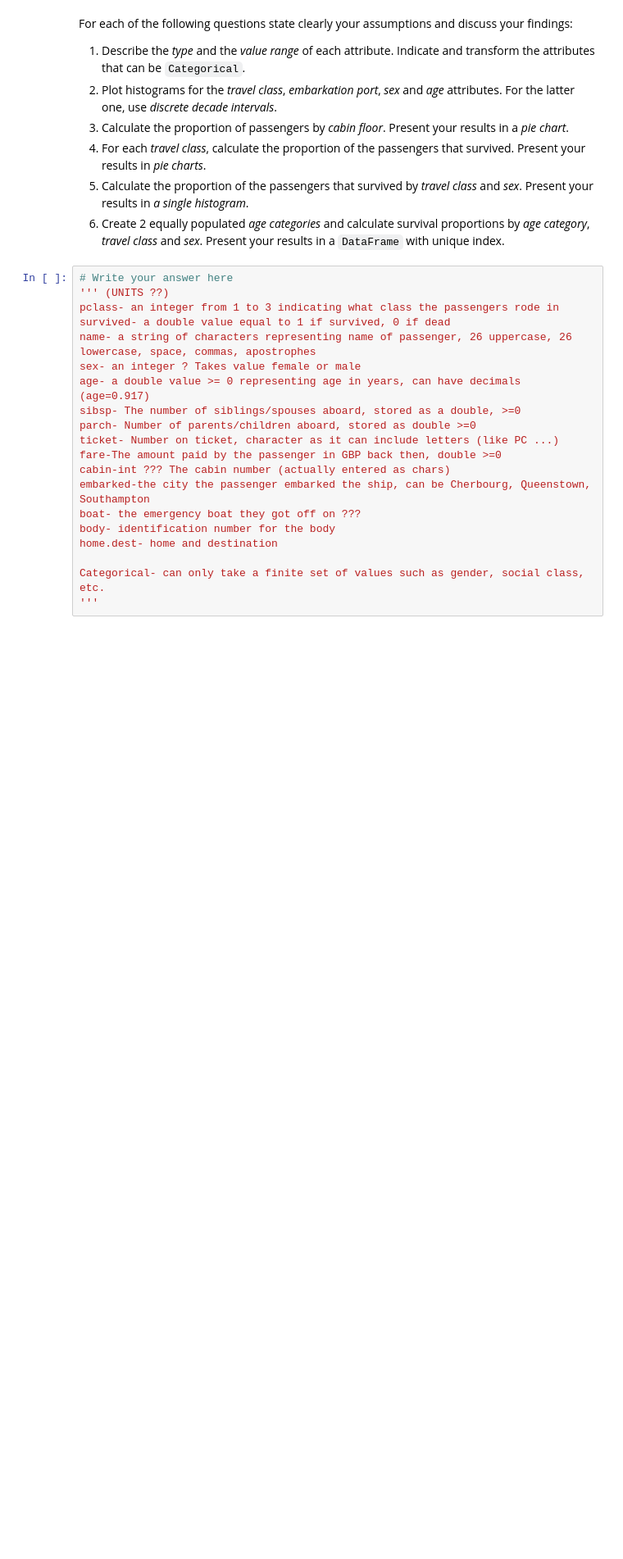
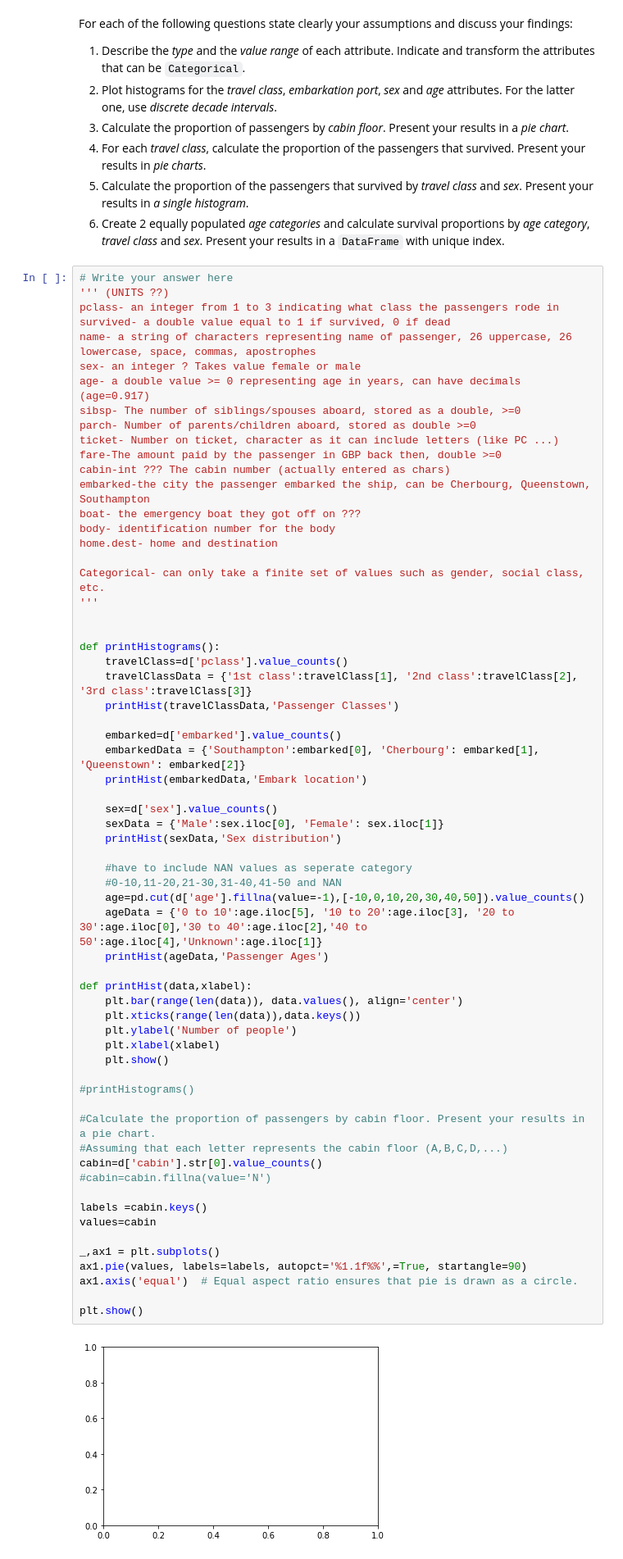
Before and after one commit to pmichele/ADA-Group, a Jupyter notebook: Arsalan/Homework 1/Homework 1.ipynb, the cells around one changed output. Shown at 82% size. Cells and saved outputs as stored; diff of their text form; blank space fills up the shorter version.

Commit message:
pie chart in progress

```diff
--- a/Arsalan/Homework 1/Homework 1.ipynb
+++ b/Arsalan/Homework 1/Homework 1.ipynb
@@ -220,20 +185,65 @@ For each of the following questions state clearly your assumptions and discuss y
 # %%
 # Write your answer here
 ''' (UNITS ??)
 pclass- an integer from 1 to 3 indicating what class the passengers rode in
 survived- a double value equal to 1 if survived, 0 if dead
 name- a string of characters representing name of passenger, 26 uppercase, 26 lowercase, space, commas, apostrophes
 sex- an integer ? Takes value female or male
 age- a double value >= 0 representing age in years, can have decimals (age=0.917)
 sibsp- The number of siblings/spouses aboard, stored as a double, >=0
 parch- Number of parents/children aboard, stored as double >=0
 ticket- Number on ticket, character as it can include letters (like PC ...)
 fare-The amount paid by the passenger in GBP back then, double >=0
 cabin-int ??? The cabin number (actually entered as chars)
 embarked-the city the passenger embarked the ship, can be Cherbourg, Queenstown, Southampton
 boat- the emergency boat they got off on ???
 body- identification number for the body
 home.dest- home and destination
 
 Categorical- can only take a finite set of values such as gender, social class, etc.
 '''
+
+
+def printHistograms():
+    travelClass=d['pclass'].value_counts()
+    travelClassData = {'1st class':travelClass[1], '2nd class':travelClass[2], '3rd class':travelClass[3]}
+    printHist(travelClassData,'Passenger Classes')
+
+    embarked=d['embarked'].value_counts()
+    embarkedData = {'Southampton':embarked[0], 'Cherbourg': embarked[1], 'Queenstown': embarked[2]}
+    printHist(embarkedData,'Embark location')
+
+    sex=d['sex'].value_counts()
+    sexData = {'Male':sex.iloc[0], 'Female': sex.iloc[1]}
+    printHist(sexData,'Sex distribution')
+
+    #have to include NAN values as seperate category
+    #0-10,11-20,21-30,31-40,41-50 and NAN
+    age=pd.cut(d['age'].fillna(value=-1),[-10,0,10,20,30,40,50]).value_counts()
+    ageData = {'0 to 10':age.iloc[5], '10 to 20':age.iloc[3], '20 to 30':age.iloc[0],'30 to 40':age.iloc[2],'40 to 50':age.iloc[4],'Unknown':age.iloc[1]}
+    printHist(ageData,'Passenger Ages')
+
+def printHist(data,xlabel):
+    plt.bar(range(len(data)), data.values(), align='center')
+    plt.xticks(range(len(data)),data.keys())
+    plt.ylabel('Number of people')
+    plt.xlabel(xlabel)
+    plt.show()
+
+#printHistograms()
+
+#Calculate the proportion of passengers by cabin floor. Present your results in a pie chart.
+#Assuming that each letter represents the cabin floor (A,B,C,D,...)
+cabin=d['cabin'].str[0].value_counts()
+#cabin=cabin.fillna(value='N')
+
+labels =cabin.keys()
+values=cabin
+
+_,ax1 = plt.subplots()
+ax1.pie(values, labels=labels, autopct='%1.1f%%',=True, startangle=90)
+ax1.axis('equal')  # Equal aspect ratio ensures that pie is drawn as a circle.
+
+plt.show()
+# %% [output]
+[figure, added]
```
Also changed, not shown: parts of 3 cells of this notebook.
